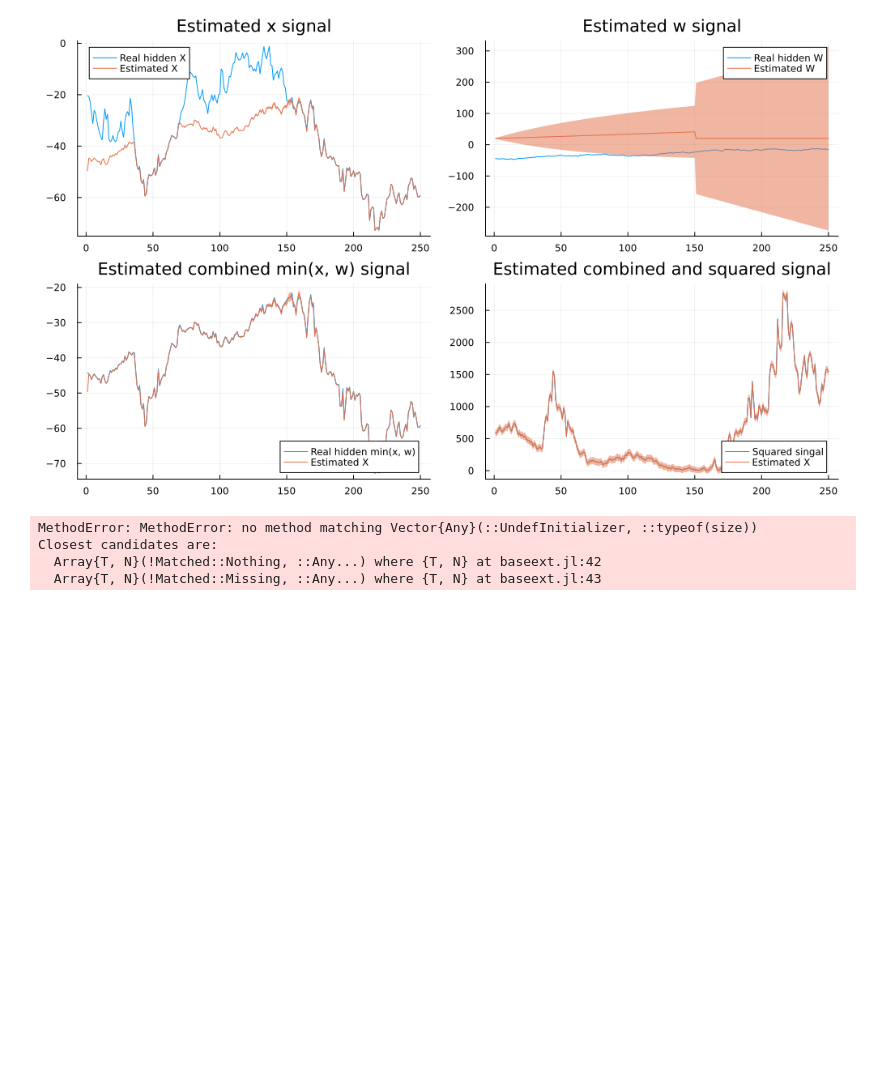
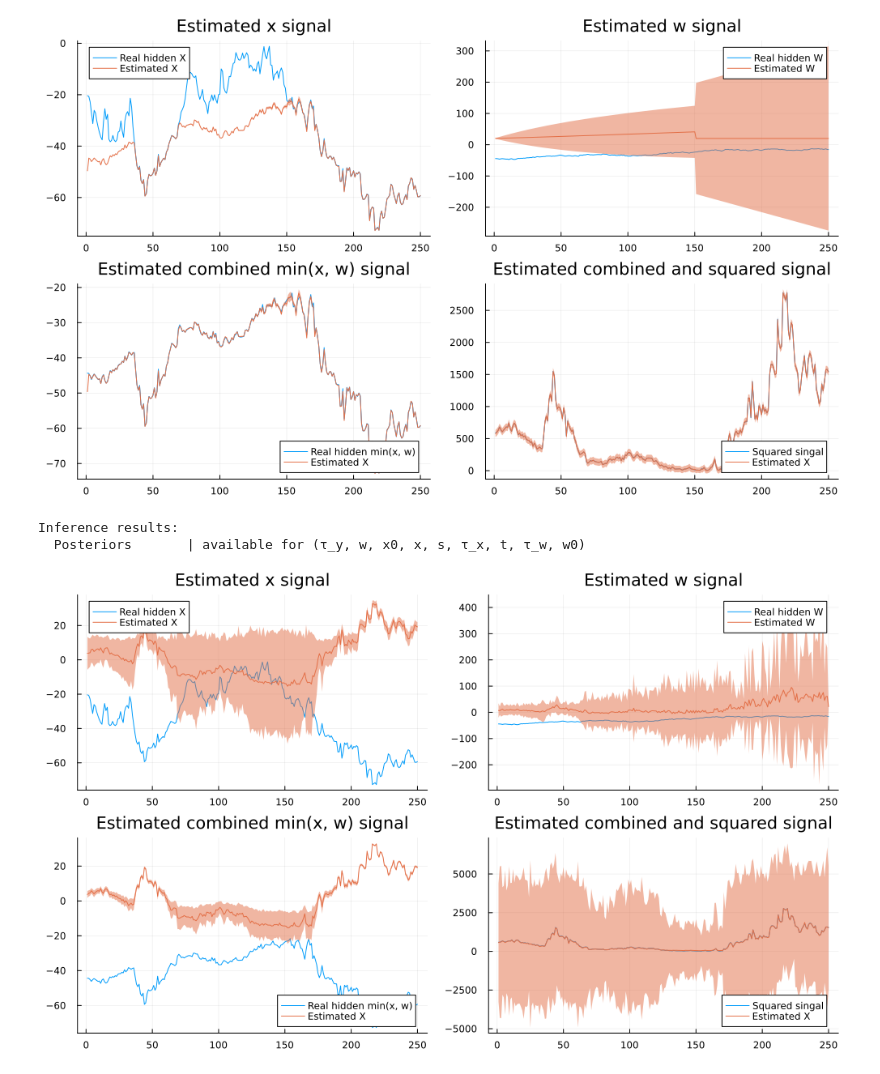
Before and after one commit to biaslab/CVMP, a Jupyter notebook: demos/stuck_deterministic_nodes.ipynb, the cells around one changed output. Cells and saved outputs as stored; diff of their text form; code cells hidden in the pictures; blank space fills up the shorter version.

Commit message:
feat: one working iteration

```diff
--- a/demos/stuck_deterministic_nodes.ipynb
+++ b/demos/stuck_deterministic_nodes.ipynb
@@ -185,25 +185,23 @@ end
 end;
 # %%
-m_x_0, τ_x_0 = -20.0, 100.0
-m_w_0, τ_w_0 = 20.0, 100.0
+m_x_0, τ_x_0 = -20.0, 0.001
+m_w_0, τ_w_0 = 20.0, 0.001
 
 # We set relatively strong priors for random walk noise components
 # and sort of vague prior for the noise of the observations
-a_x, b_x = 0.01, 0.01var(real_x)
-a_w, b_w = 0.01, 0.01var(real_w)
-a_y, b_y = 1.0, 1.0
+a_x, b_x = 1, 1000
+a_w, b_w = 1, 1000
+a_y, b_y = 1, 1000
 
 # We set relatively strong priors for messages
 xinit = map(r -> NormalMeanPrecision(r, τ_x_0), reverse(range(-60, -20, length = n)))
 winit = map(r -> NormalMeanPrecision(r, τ_w_0), range(20, 60, length = n))
 
-imessages = (x = xinit, w = winit, s = NormalMeanVariance(0, 100), t = NormalMeanVariance(0, 100))
+imessages = (x = xinit, w = winit, s = NormalMeanVariance(0, 100))
 imarginals = (
     τ_x = GammaShapeRate(a_x, b_x),
     τ_w = GammaShapeRate(a_w, b_w),
     τ_y = GammaShapeRate(a_y, b_y),
-    x = NormalMeanVariance(0, 100),
-    w = NormalMeanVariance(0, 100),
     s = NormalMeanVariance(0, 100),
     t = NormalMeanVariance(0, 100),
     x0 = NormalMeanVariance(0, 100),
@@ -212,16 +210,44 @@ imarginals = (
 
 result = inference(
     model = identification_problem(min, square, n, m_x_0, τ_x_0, a_x, b_x, m_w_0, τ_w_0, a_w, b_w, a_y, b_y),
-    meta = cvi_meta(StableRNG(42), 100, 200, Descent(0.01)),
+    meta = cvi_meta(StableRNG(42), 200, 300, Descent(0.001)),
     data  = (y = real_y,),
     options = (limit_stack_depth = 500, ),
     constraints = constraints,
     initmessages = imessages,
     initmarginals = imarginals,
-    iterations = 100,
+    iterations = 1,
 )
 # %% [output]
-MethodError: MethodError: no method matching Vector{Any}(::UndefInitializer, ::typeof(size))
-Closest candidates are:
-  Array{T, N}(!Matched::Nothing, ::Any...) where {T, N} at baseext.jl:42
-  Array{T, N}(!Matched::Missing, ::Any...) where {T, N} at baseext.jl:43
+Inference results:
+  Posteriors       | available for (τ_y, w, x0, x, s, τ_x, t, τ_w, w0)
+# %%
+τ_x_marginals = result.posteriors[:τ_x]
+τ_w_marginals = result.posteriors[:τ_w]
+τ_y_marginals = result.posteriors[:τ_y]
+
+tmarginals = result.posteriors[:t]
+smarginals = result.posteriors[:s]
+xmarginals = result.posteriors[:x]
+wmarginals = result.posteriors[:w];
+# %%
+pxx = plot(legend = :topleft, title = "Estimated x signal")
+pxw = plot(legend = :topright, title = "Estimated w signal")
+pxs = plot(legend = :bottomright, title = "Estimated combined min(x, w) signal")
+pxt = plot(legend = :bottomright, title = "Estimated combined and squared signal")
+
+pxx = plot!(pxx, real_x, label = "Real hidden X")
+pxx = plot!(pxx, mean.(xmarginals[end]), ribbon = var.(xmarginals[end]), label = "Estimated X")
+
+pxw = plot!(pxw, real_w, label = "Real hidden W")
+pxw = plot!(pxw, mean.(wmarginals[end]), ribbon = var.(wmarginals[end]), label = "Estimated W")
+
+pxs = plot!(pxs, real_f, label = "Real hidden min(x, w)")
+pxs = plot!(pxs, mean.(smarginals[end]), ribbon = var.(smarginals[end]), label = "Estimated X")
+
+pxt = plot!(pxt, real_g, label = "Squared singal")
+pxt = plot!(pxt, mean.(tmarginals[end]), ribbon = var.(tmarginals[end]), label = "Estimated X")
+
+plot(pxx, pxw, pxs, pxt, size = (1000, 600))
+# %% [output]
+[figure, added]
```
Also changed, not shown: parts of 2 cells of this notebook, 1 other file.
